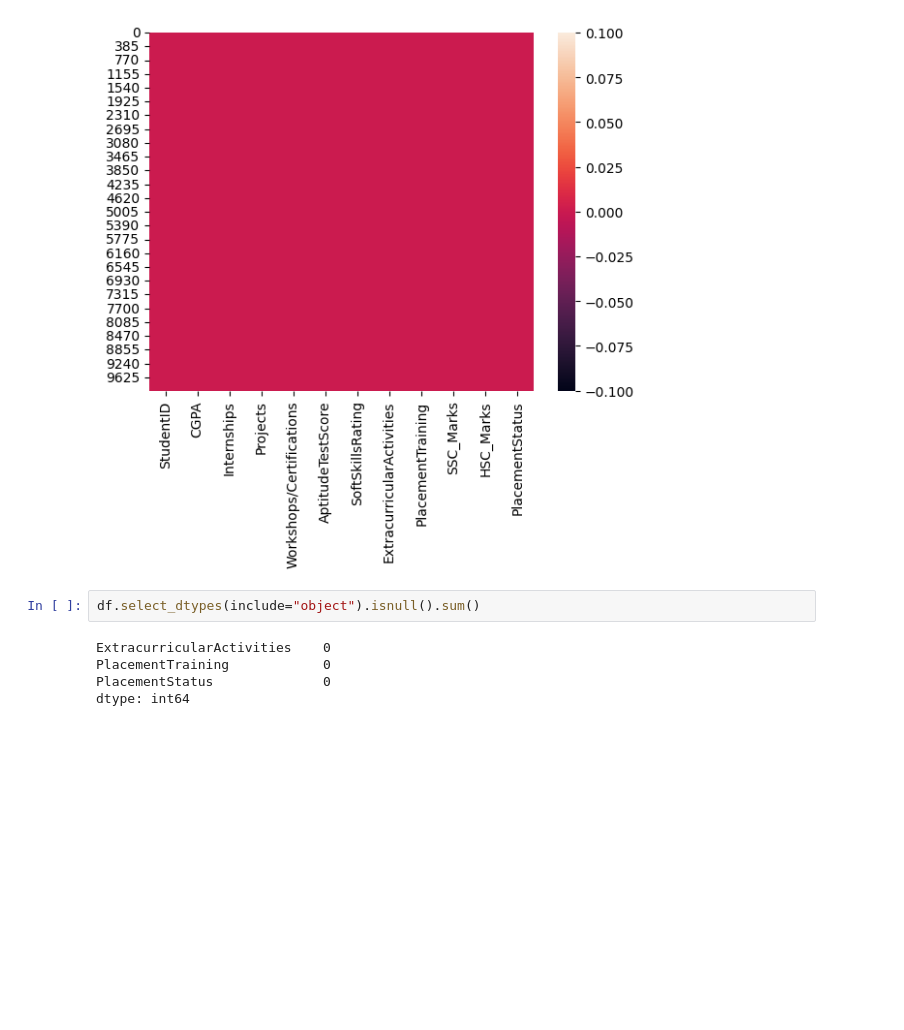
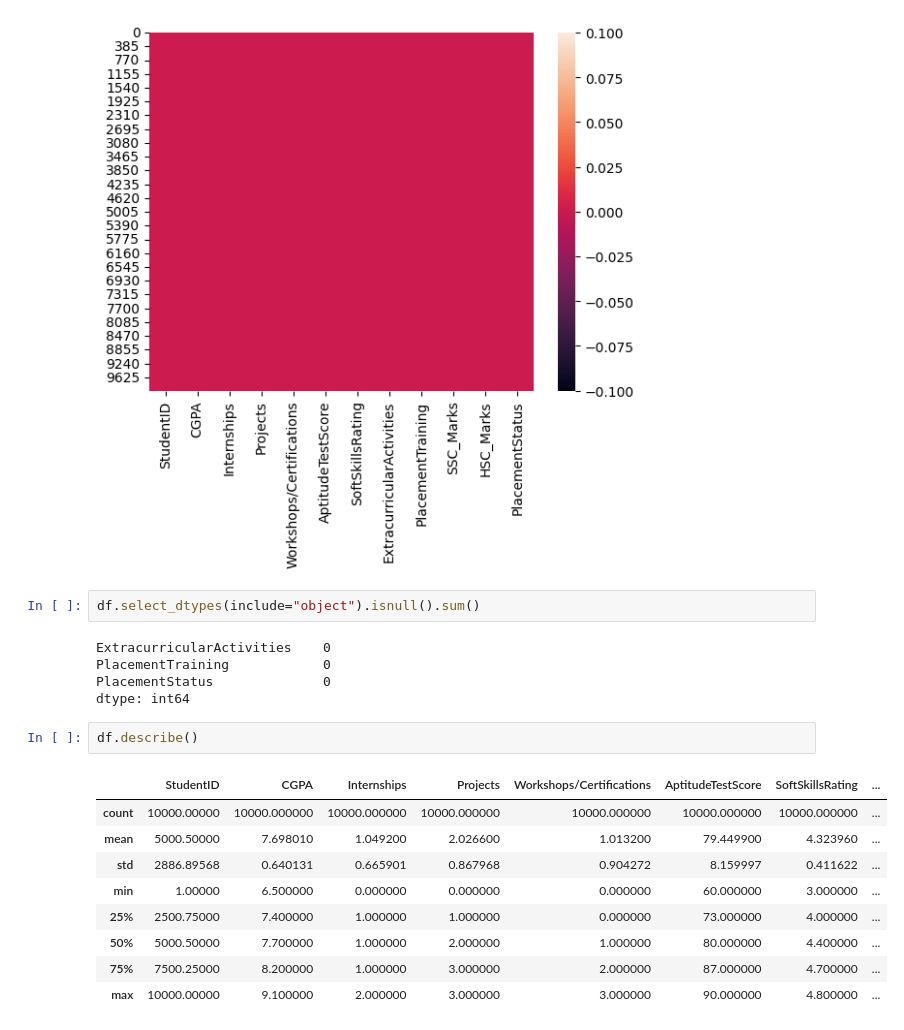
Before and after one commit to AftabQuant/Machine-Learning-Chronicles, a Jupyter notebook: Machine Learning Practice/Data Cleaning/Placement Data .ipynb, the cells around one changed output. Drawn from its saved outputs; the diff is of its cells as text; blank space fills up the shorter version.

```diff
--- a/Machine Learning Practice/Data Cleaning/Placement Data .ipynb
+++ b/Machine Learning Practice/Data Cleaning/Placement Data .ipynb
@@ -62,3 +62,15 @@ ExtracurricularActivities    0
 PlacementTraining            0
 PlacementStatus              0
 dtype: int64
+# %%
+df.describe()
+# %% [output]
+|  | StudentID | CGPA | Internships | Projects | Workshops/Certifications | AptitudeTestScore | SoftSkillsRating | ... |
+| count | 10000.00000 | 10000.000000 | 10000.000000 | 10000.000000 | 10000.000000 | 10000.000000 | 10000.000000 | ... |
+| mean | 5000.50000 | 7.698010 | 1.049200 | 2.026600 | 1.013200 | 79.449900 | 4.323960 | ... |
+| std | 2886.89568 | 0.640131 | 0.665901 | 0.867968 | 0.904272 | 8.159997 | 0.411622 | ... |
+| min | 1.00000 | 6.500000 | 0.000000 | 0.000000 | 0.000000 | 60.000000 | 3.000000 | ... |
+| 25% | 2500.75000 | 7.400000 | 1.000000 | 1.000000 | 0.000000 | 73.000000 | 4.000000 | ... |
+| 50% | 5000.50000 | 7.700000 | 1.000000 | 2.000000 | 1.000000 | 80.000000 | 4.400000 | ... |
+| 75% | 7500.25000 | 8.200000 | 1.000000 | 3.000000 | 2.000000 | 87.000000 | 4.700000 | ... |
+| max | 10000.00000 | 9.100000 | 2.000000 | 3.000000 | 3.000000 | 90.000000 | 4.800000 | ... |
```
Also changed, not shown: parts of 2 cells of this notebook, 1 other file.
